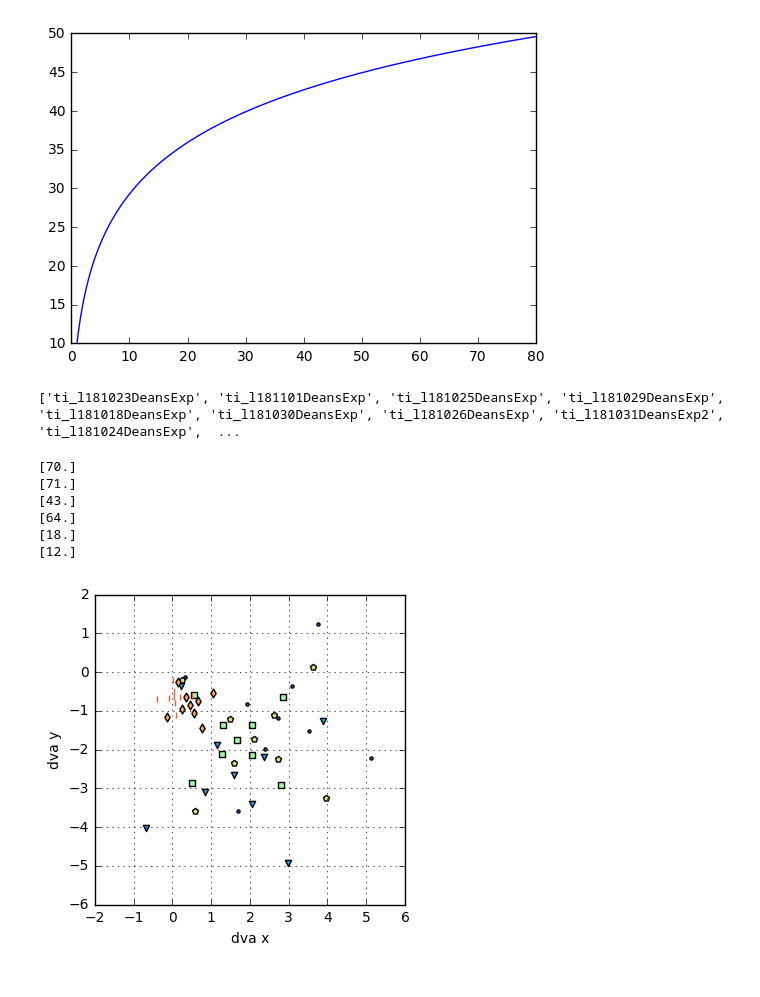
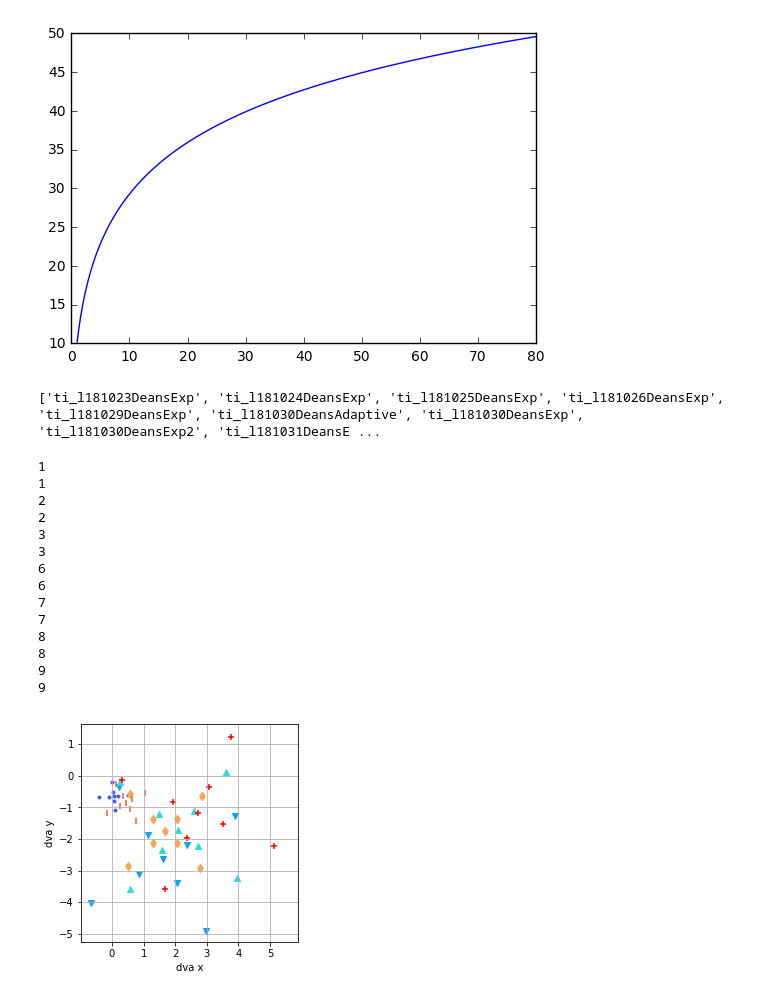
Before and after one commit to deanpospisil/ipython_nb, a Jupyter notebook: Romanu and Virsu retino-cortico mapping.ipynb, the cells around one changed output. Drawn from its saved outputs; the diff is of its cells as text; code cells hidden in the pictures.

```diff
--- a/Romanu and Virsu retino-cortico mapping.ipynb
+++ b/Romanu and Virsu retino-cortico mapping.ipynb
@@ -113,14 +200,14 @@ import os
 import re
 
 def get_ti_dat(i):
-    topdir = '/loc6tb/data/responses/exp/rf_char_stim_exp/ti_pool_ad_exps_dat_struct/'
+    topdir = '/Users/deanpospisil/Desktop/modules/ipython_nb/rf_char_stim_exp/ti_pool_ad_exps_dat_struct/'
     fns = [f for f in os.listdir(topdir) if 'ti_' in f][1:]
 
     fn = fns[i]
 
     a = re.findall('\d+',fn)[0]
 
-    orig_fn = ('/loc6tb/data/responses/exp/rf_char_stim_exp/rf_char_stim_'
+    orig_fn = ('/Users/deanpospisil/Desktop/modules/ipython_nb/rf_char_stim_exp/rf_char_stim_'
     + a +'/')
     #print(orig_fn)
     fnss = [f for f in os.listdir(orig_fn) if '.nc' in f]
@@ -148,12 +235,13 @@ def get_ti_dat(i):
 
 def get_orig(i):
     topdir = '/loc6tb/data/responses/exp/rf_char_stim_exp/ti_pool_ad_exps_dat_struct/'
+    topdir = '/Users/deanpospisil/Desktop/modules/ipython_nb/rf_char_stim_exp/ti_pool_ad_exps_dat_struct/'
 
     fns = [f for f in os.listdir(topdir) if 'ti_' in f][1:]
     fn = fns[i]
     a = re.findall('\d+',fn)[0]
 
-    orig_fn = ('/loc6tb/data/responses/exp/rf_char_stim_exp/rf_char_stim_'
+    orig_fn = ('/Users/deanpospisil/Desktop/modules/ipython_nb/rf_char_stim_exp/rf_char_stim_'
     + a +'/')
     #print(orig_fn)
     fnss = [f for f in os.listdir(orig_fn) if '.nc' in f]
@@ -169,61 +257,79 @@ def get_orig(i):
     da = xr.open_dataset(topdir + fn)['__xarray_dataarray_variable__']
     da.coords['ecc'] = da.coords['ecc'].values*sw
     da.coords['rot'] = da.coords['rot'].values*sw
+    da.attrs['rfx'] = rfx
+    da.attrs['rfy'] = rfy
     return fn, da
 # %%
-topdir = '/loc6tb/data/responses/exp/rf_char_stim_exp/ti_pool_ad_exps_dat_struct/'
+topdir = '/Users/deanpospisil/Desktop/modules/ipython_nb/rf_char_stim_exp/ti_pool_ad_exps_dat_struct/'
 fns = [f for f in os.listdir(topdir) if 'ti_' in f][1:]
 print(fns)
 # %% [output]
-['ti_l181023DeansExp', 'ti_l181101DeansExp', 'ti_l181025DeansExp', 'ti_l181029DeansExp', 'ti_l181018DeansExp', 'ti_l181030DeansExp', 'ti_l181026DeansExp', 'ti_l181031DeansExp2', 'ti_l181024DeansExp',  ...
+['ti_l181023DeansExp', 'ti_l181024DeansExp', 'ti_l181025DeansExp', 'ti_l181026DeansExp', 'ti_l181029DeansExp', 'ti_l181030DeansAdaptive', 'ti_l181030DeansExp', 'ti_l181030DeansExp2', 'ti_l181031DeansE ...
 # %%
 markers = ['', '.', 'v', '^', '1', 's', 'p', 'd', '|', '+', 'D']
 colors = plt.cm.rainbow(np.linspace(0, 1, 10))
 dats=[]
-good_units = [1,2,5,6,7,8]
+good_units = np.array([1,2,3,6,7,8,9])
+#good_units = range(len(fns))
 for i in good_units:
-    m, v, rfx, rfy, n_trial, sw, o = get_ti_dat(i)
+
+    a = get_ti_dat(i)
+    if not a==None:
+        print(i)
+        m, v, rfx, rfy, n_trial, sw, o = get_ti_dat(i)
     #    print(sw)
     #    print(rfx)
     #    print(rfy)
+
+
     m = m.transpose('rot', 'ecc', 'stim')
     ms = []
     eccs = []
     rots = []
     resps=[]
     for r in m:
         for e in r:
             if sum(np.isnan(e.values))==0:
                 resps.append(e.values)
                 eccs.append(e.coords['ecc'].values)
                 rots.append(e.coords['rot'].values)
+    if len(eccs)>0:
 
-    eccs = np.array(eccs)
-    rots = np.array(rots)
+        eccs = np.array(eccs)
+        rots = np.array(rots)
 
-    er = np.array([eccs,rots]).T
-    theta = (np.arctan2(rfy, rfx))
-    rot_mat = np.array([[np.cos(theta), -np.sin(theta)],
-              [np.sin(theta), np.cos(theta)]])
-    xy = np.array([np.dot(rot_mat, a_er) + np.array([rfx,rfy])
-                   for a_er in er]).squeeze()
+        er = np.array([eccs,rots]).T
+        theta = (np.arctan2(rfy, rfx))
+        rot_mat = np.array([[np.cos(theta), -np.sin(theta)],
+                  [np.sin(theta), np.cos(theta)]])
+        xy = np.array([np.dot(rot_mat, a_er) + np.array([rfx,rfy])
+                       for a_er in er]).squeeze()
 
-
-    plt.scatter(xy[:,0], xy[:,1], c=colors[i], marker=markers[i]);plt.axis('square');
-    plt.xlabel('dva x');
-    plt.ylabel('dva y');
-    dat = np.concatenate([xy,resps],1)[np.newaxis]
-    dats.append(dat)
-    print(np.array([sw])*40.)
+        if len(xy)>0:
+            print(i)
+        plt.scatter(xy[:,0], xy[:,1], c=colors[i], marker=markers[i]);plt.axis('square');
+        plt.xlabel('dva x');
+        plt.ylabel('dva y');
+        dat = np.concatenate([xy,resps],1)[np.newaxis]
+        dats.append(dat)
 plt.grid()
 # %% [output]
-[70.]
-[71.]
-[43.]
-[64.]
-[18.]
-[12.]
+1
+1
+2
+2
+3
+3
+6
+6
+7
+7
+8
+8
+9
+9
-[figure, old version]
+[figure, new version]
 # %%
 plt.scatter(eccs,rots)
 for i in range(9):
```
Also changed, not shown: parts of 34 cells of this notebook, 1 other file.
